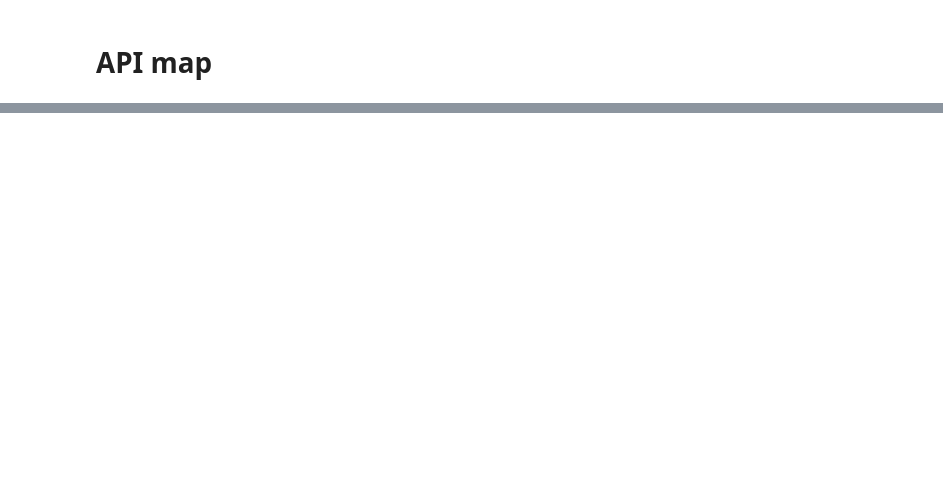
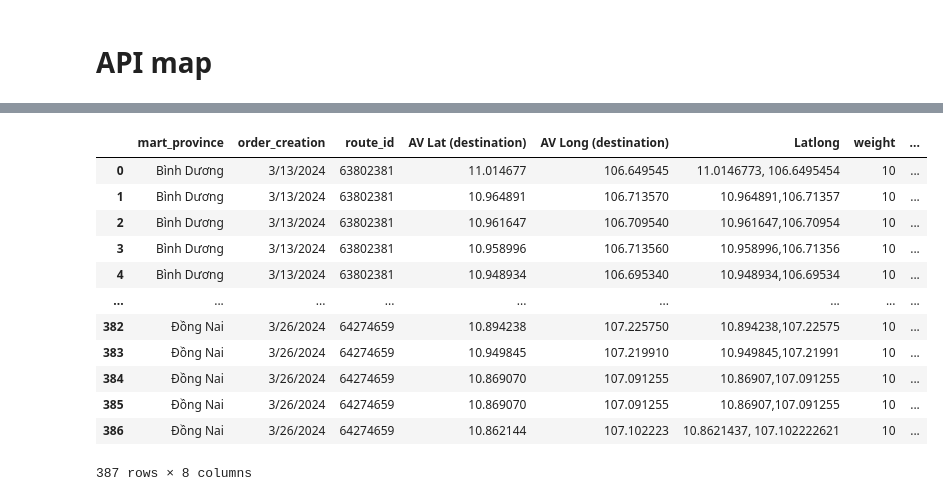
Before and after one commit to Bagumeow/Routing_Problem, a Jupyter notebook: test_logic.ipynb, the cells around one changed output, grey strips where cells are left out. Cells and saved outputs as stored; diff of their text form; code cells hidden in the pictures; blank space fills up the shorter version.

```diff
--- a/test_logic.ipynb
+++ b/test_logic.ipynb
@@ -194,3 +194,24 @@ map_a
 [interactive output not drawn]
 # %%
 map_a.save('map.html')
+# %%
+import json
+
+with open('./data/respone_v2.json', encoding='utf-8') as file:
+    json_data = json.load(file)
+df = pd.DataFrame(json_data)
+df
+# %% [output]
+|  | mart_province | order_creation | route_id | AV Lat (destination) | AV Long (destination) | Latlong | weight | ... |
+| 0 | Bình Dương | 3/13/2024 | 63802381 | 11.014677 | 106.649545 | 11.0146773, 106.6495454 | 10 | ... |
+| 1 | Bình Dương | 3/13/2024 | 63802381 | 10.964891 | 106.713570 | 10.964891,106.71357 | 10 | ... |
+| 2 | Bình Dương | 3/13/2024 | 63802381 | 10.961647 | 106.709540 | 10.961647,106.70954 | 10 | ... |
+| 3 | Bình Dương | 3/13/2024 | 63802381 | 10.958996 | 106.713560 | 10.958996,106.71356 | 10 | ... |
+| 4 | Bình Dương | 3/13/2024 | 63802381 | 10.948934 | 106.695340 | 10.948934,106.69534 | 10 | ... |
+| ... | ... | ... | ... | ... | ... | ... | ... | ... |
+| 382 | Đồng Nai | 3/26/2024 | 64274659 | 10.894238 | 107.225750 | 10.894238,107.22575 | 10 | ... |
+| 383 | Đồng Nai | 3/26/2024 | 64274659 | 10.949845 | 107.219910 | 10.949845,107.21991 | 10 | ... |
+| 384 | Đồng Nai | 3/26/2024 | 64274659 | 10.869070 | 107.091255 | 10.86907,107.091255 | 10 | ... |
+| 385 | Đồng Nai | 3/26/2024 | 64274659 | 10.869070 | 107.091255 | 10.86907,107.091255 | 10 | ... |
+| 386 | Đồng Nai | 3/26/2024 | 64274659 | 10.862144 | 107.102223 | 10.8621437, 107.102222621 | 10 | ... |
+387 rows × 8 columns
```
Also changed, not shown: parts of 1 cell of this notebook, 6 other files.
